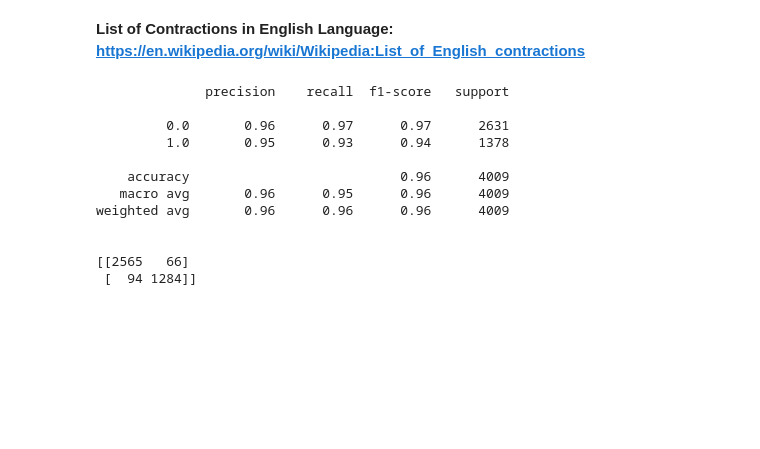
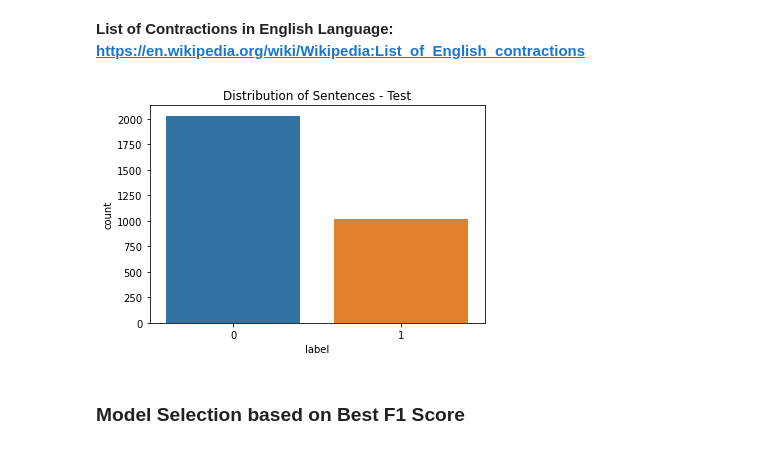
Before and after one commit to Adhundi7/humor-detection, a Jupyter notebook: humor-detection.ipynb, the cells around one changed output. Saved outputs shown, nothing was run; the diff lists cells and outputs as text; code cells hidden in the pictures; blank space fills up the shorter version.

```diff
--- a/humor-detection.ipynb
+++ b/humor-detection.ipynb
@@ -250,6 +227,22 @@ train.text = train.text.apply(lambda x : clear_punctuations(x))
 # Only using Sentences between length 30 & 140
 df = train[(train.length >= 30) & (train.length <= 140)]
 df = df.reset_index()
+# %%
+xtest = pd.read_pickle('X_test.pickle')
+ytest = pd.read_pickle('y_test.pickle')
+
+testdf = pd.DataFrame()
+testdf['text'] = xtest
+testdf['label'] = ytest
+# %%
+# Applying the expand contractions & Clear punctuations functions
+testdf.text = testdf.text.apply(lambda x : expand_contractions(x))
+testdf.text = testdf.text.apply(lambda x : clear_punctuations(x))
+testdf['length'] = testdf.text.apply(lambda x: len(x))
+
+# Only using Sentences between length 30 & 140
+test = testdf[(testdf.length >= 30) & (testdf.length <= 140)]
+test = test.reset_index()
 # %%
 # Creating a SentenceBERT Model with Pooling & Dense Layer to train our own model witht he available dataset.
 # The maximum length of input string in 200 and the output will be a (200,) matrix.
@@ -274,36 +267,10 @@ sentences = np.concatenate((jokes,njokes),axis=0)
 a = np.ones((len(df[df.label == 1]),))
 b = np.zeros((len(df[df.label == 0]),))
 labels = np.concatenate((a,b),axis=0)
-# %%
-# Implementing Logit Model to see how a basic binary classifier can classify the jokes
-from sklearn.model_selection import train_test_split
-from sklearn.linear_model import LogisticRegression
-from sklearn.metrics import confusion_matrix,classification_report
-
-# Splitting the Data
-X_train, X_test, y_train, y_test = train_test_split(sentences, labels, test_size=0.33, random_state=42)
-
-# Model Training
-model = LogisticRegression()
-model.fit(X_train,y_train)
-
-#Predicting
-preds = model.predict(X_test)
-
-#Evaluating
-print(classification_report(y_test,preds))
-print("")
-print(confusion_matrix(y_test,preds))
-# %% [output]
-              precision    recall  f1-score   support
-
-         0.0       0.96      0.97      0.97      2631
-         1.0       0.95      0.93      0.94      1378
-
-    accuracy                           0.96      4009
-   macro avg       0.96      0.95      0.96      4009
-weighted avg       0.96      0.96      0.96      4009
-
-
-[[2565   66]
- [  94 1284]]
+# %%
+# Looking at Test Sentences Distribution
+sns.countplot(x='label',data=test)
+plt.title('Distribution of Sentences - Test')
+plt.show()
+# %% [output]
+[figure, added]
@@ -309,0 +280,2 @@ weighted avg       0.96      0.96      0.96      4009
+# %% [markdown]
+### Model Selection based on Best F1 Score
```
Also changed, not shown: parts of 24 cells of this notebook.
